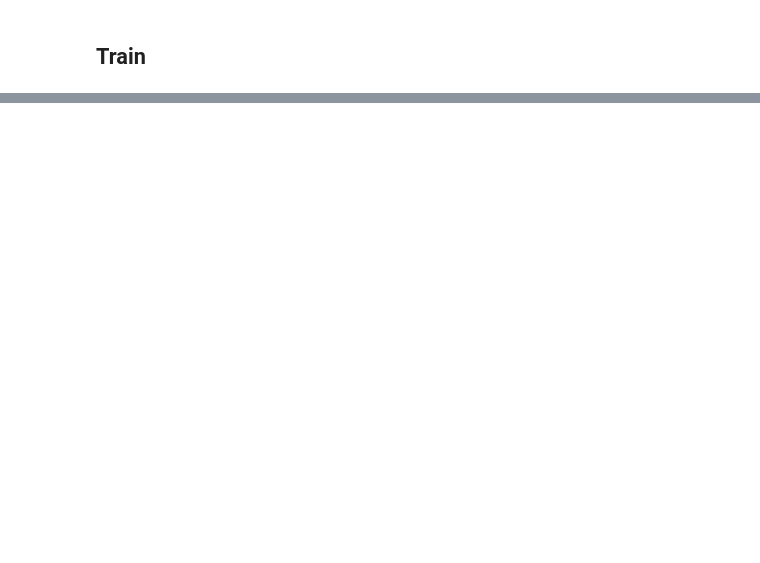
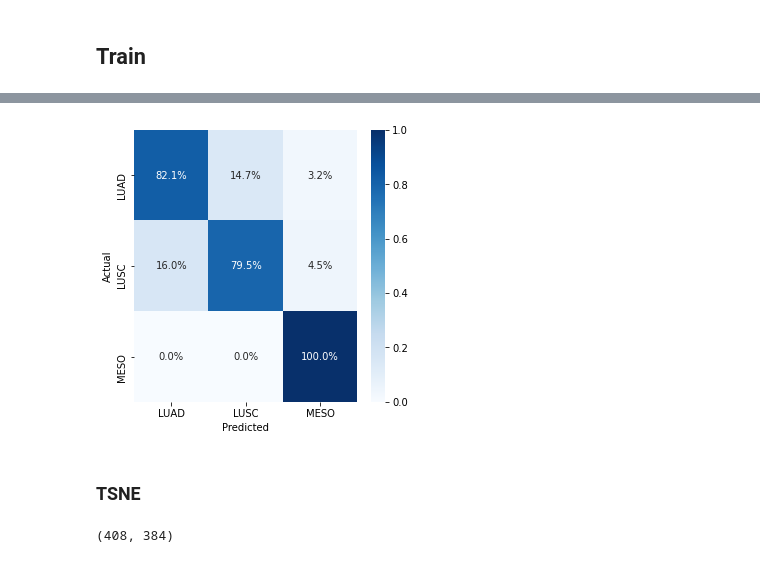
Before and after one commit to david-siqi-liu/histopathology-cancer-classification, a Jupyter notebook: deep-set-and-gnn-vote.ipynb, the cells around one changed output, grey strips where cells are left out. Saved outputs shown, nothing was run; the diff lists cells and outputs as text; code cells hidden in the pictures; blank space fills up the shorter version.

```diff
--- a/deep-set-and-gnn-vote.ipynb
+++ b/deep-set-and-gnn-vote.ipynb
@@ -751,7 +727,7 @@ def train(model, device, train_dataloader, dev_dataset, criterion, optimizer, nu
 # %%
 def predict(model, device, dataset, criterion):
     # initialize return df
-    df = pd.DataFrame(columns = ['wsi', 'label', 'vote_0', 'vote_1', 'vote_2', 'pred', 'correct', 'loss'])
+    df = pd.DataFrame(columns = ['wsi', 'label', 'vote_0', 'vote_1', 'vote_2', 'pred', 'correct', 'loss', 'tsne'])
 
     # set to eval mode
     model = model.eval()
@@ -763,7 +739,7 @@ def predict(model, device, dataset, criterion):
     with tqdm(total = num_wsis) as pbar:
         for i in range(num_wsis):
             # compute optimal number of sets for voting
-            num_images = dev_dataset.get_num_images(i)
+            num_images = dataset.get_num_images(i)
             num_sets = get_num_sets_for_dev(num_images, max_num_sets=50)
 
             # get random sets
@@ -777,7 +753,7 @@ def predict(model, device, dataset, criterion):
 
             # forward
             with torch.set_grad_enabled(False):
-                outputs, _, _, _ = model(inputs, labels, masks)
+                outputs, _, _, bf_x = model(inputs, labels, masks)
                 outputs = outputs.to(device)
                 loss = criterion(outputs, labels)
                 preds = torch.argmax(outputs, axis=1)
@@ -789,10 +765,22 @@ def predict(model, device, dataset, criterion):
             pred = votes.most_common()[0][0]
             label = labels.cpu().numpy()[0]
 
+            # get TSNE data
+            max_j = None
+            max_p = float('-inf')
+            for j, p in enumerate(outputs.cpu().detach().numpy()):
+                if np.argmax(p) == pred:
+                    sm = softmax(p)
+                    if sm[pred] > max_p:
+                        max_j = j
+                        max_p = sm[pred]
+            tsne_data = bf_x.cpu().numpy()[max_j]
+
             # update df
             df.loc[i] = [wsi, label,
                         votes[0], votes[1], votes[2],
-                        pred, label == pred, loss.item()]
+                        pred, label == pred,
+                        loss.item(), tsne_data]
 
             # update progress bar
             pbar.update(1)
@@ -856 +844,5 @@ train Loss: 0.4470; Acc: 0.8205
+# %%
+set_seed(seed)
+
+train_df = predict(my_model, device, train_dataset, criterion)
 # %% [markdown]
@@ -869,0 +880,6 @@ plot_cm(best_dev_df['label'], best_dev_df['pred'])
+# %%
+plot_cm(train_df['label'], train_df['pred'])
+# %% [output]
+[figure, added]
+# %% [markdown]
+### TSNE
@@ -869,0 +893,4 @@ plot_cm(best_dev_df['label'], best_dev_df['pred'])
+# %%
+vis_data.shape
+# %% [output]
+(408, 384)
```
Also changed, not shown: parts of 29 cells of this notebook.
